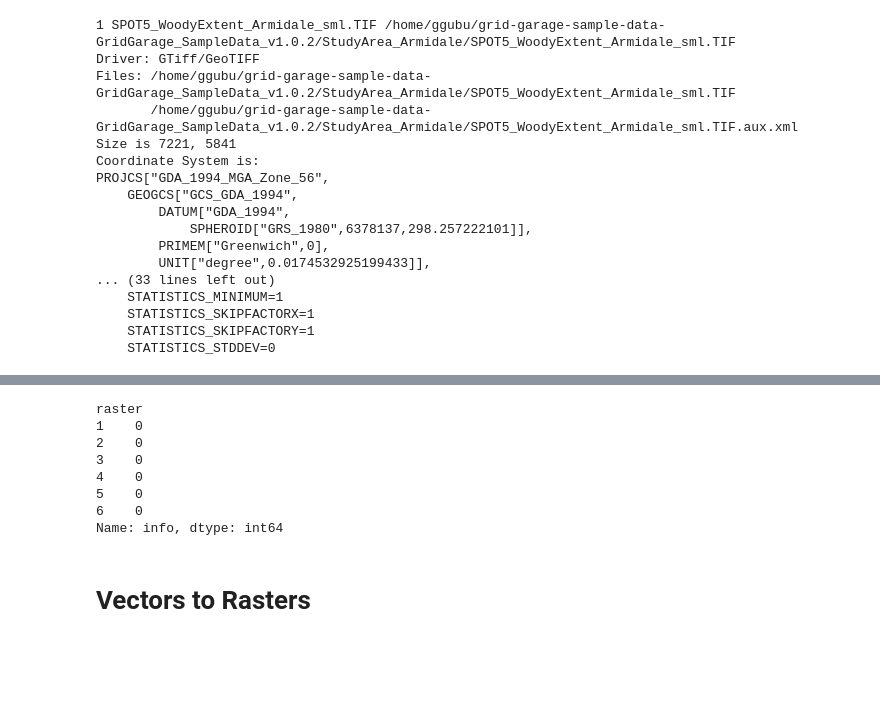
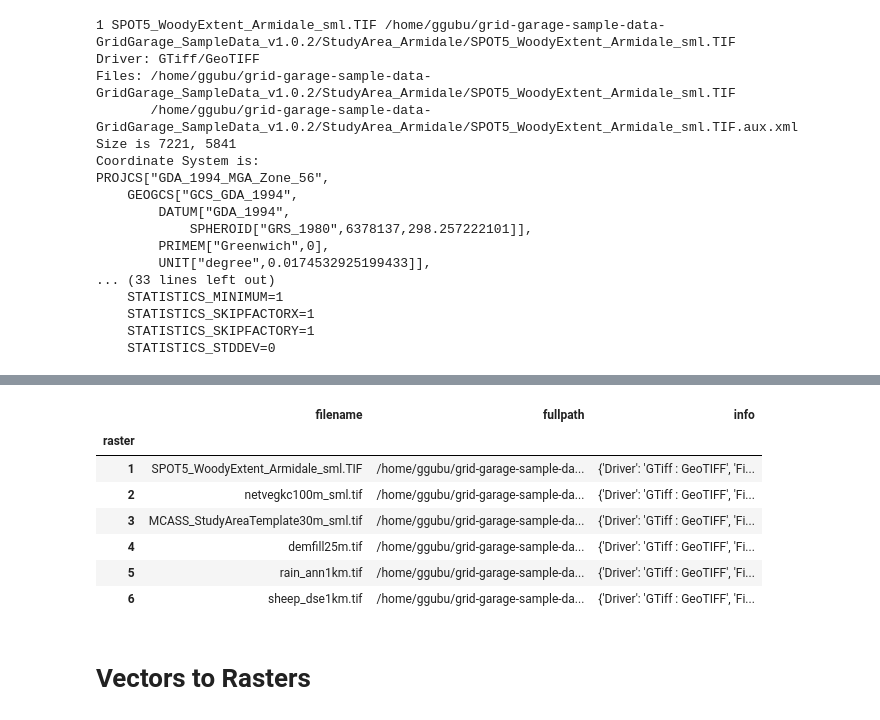
Before and after one commit to byezy/ggub, a Jupyter notebook: ggub_intro11.ipynb, the cells around one changed output, grey strips where cells are left out. Drawn from its saved outputs; the diff is of its cells as text; code cells hidden in the pictures; blank space fills up the shorter version.

```diff
--- a/ggub_intro8.ipynb
+++ b/ggub_intro11.ipynb
@@ -65,4 +66,4 @@ PROJCS["GDA_1994_MGA_Zone_56",
     STATISTICS_SKIPFACTORY=1
     STATISTICS_STDDEV=0
 # %%
-gd['rasters']["info"] = gd['rasters']["fullpath"].apply(get_info)
+gd['rasters']["info"] = gd['rasters']["fullpath"].apply(rasterinfo.get_info)
@@ -87,14 +70,14 @@ PROJCS["GDA_1994_MGA_Zone_56",
 # %%
-gd['rasters']["info"]
+gd['rasters']
 # %% [output]
-raster
-1    0
-2    0
-3    0
-4    0
-5    0
-6    0
-Name: info, dtype: int64
+|  | filename | fullpath | info |
+| raster |  |  |  |
+| 1 | SPOT5_WoodyExtent_Armidale_sml.TIF | /home/ggubu/grid-garage-sample-da... | {'Driver': 'GTiff : GeoTIFF', 'Fi... |
+| 2 | netvegkc100m_sml.tif | /home/ggubu/grid-garage-sample-da... | {'Driver': 'GTiff : GeoTIFF', 'Fi... |
+| 3 | MCASS_StudyAreaTemplate30m_sml.tif | /home/ggubu/grid-garage-sample-da... | {'Driver': 'GTiff : GeoTIFF', 'Fi... |
+| 4 | demfill25m.tif | /home/ggubu/grid-garage-sample-da... | {'Driver': 'GTiff : GeoTIFF', 'Fi... |
+| 5 | rain_ann1km.tif | /home/ggubu/grid-garage-sample-da... | {'Driver': 'GTiff : GeoTIFF', 'Fi... |
+| 6 | sheep_dse1km.tif | /home/ggubu/grid-garage-sample-da... | {'Driver': 'GTiff : GeoTIFF', 'Fi... |
 # %% [markdown]
 # Vectors to Rasters
 # %% [markdown]
```
Also changed, not shown: parts of 2 cells of this notebook, 1 other file.
